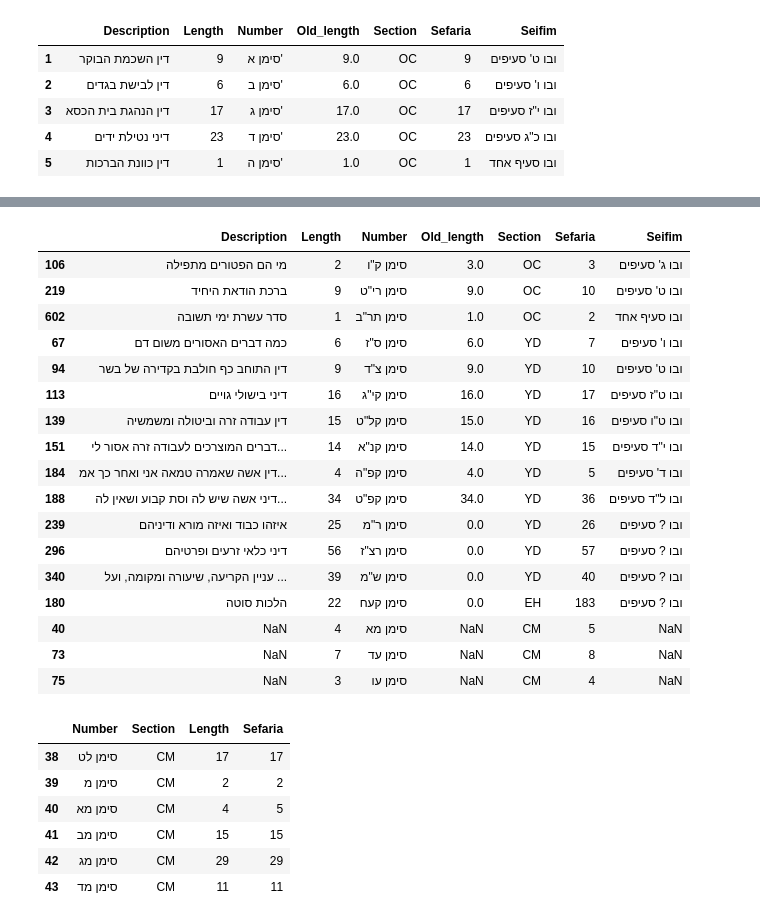
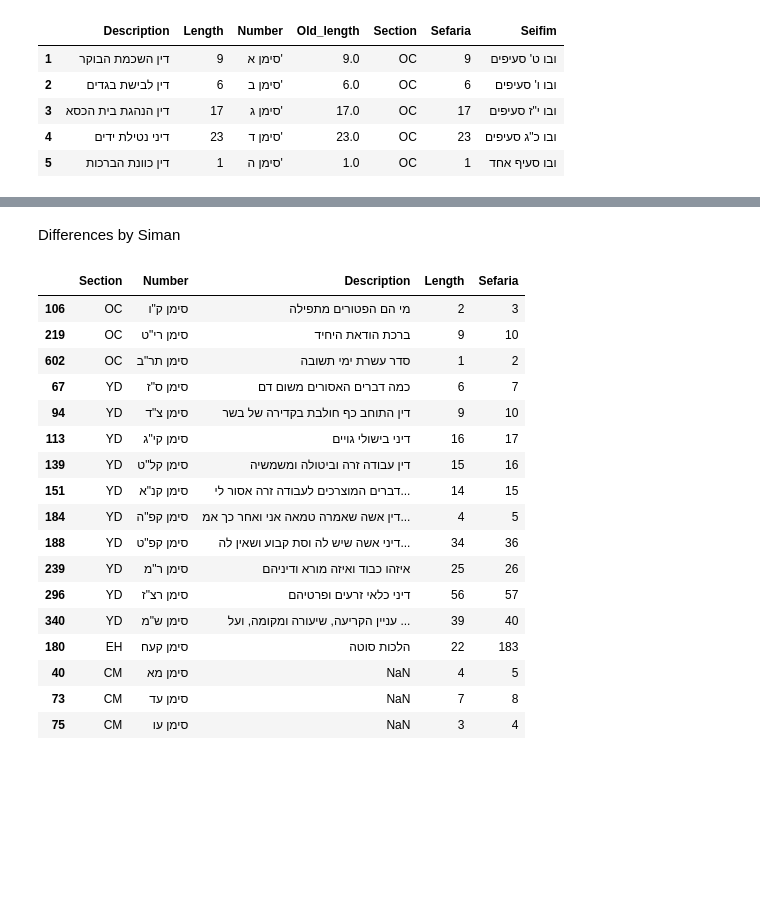
Before and after one commit to lordgrenville/shulchan-aruch-count, a Jupyter notebook: shulchan aruch.ipynb, the cells around one changed output, grey strips where cells are left out. Cells and saved outputs as stored; diff of their text form; code cells hidden in the pictures; blank space fills up the shorter version.

```diff
--- a/shulchan aruch.ipynb
+++ b/shulchan aruch.ipynb
@@ -460,6 +460,8 @@ For EH, we drop Seder HaGet and Seder HaChalitza, since, Sefaria has them at the
 eh_simanim = (list(sefaria_to_count['EH.txt'].values())[:-24] + [101] + list(sefaria_to_count['EH.txt'].values())[-24:-9] \
               + [57] + list(sefaria_to_count['EH.txt'].values())[-9:])
 df_EH['Sefaria'] = eh_simanim
+# %%
+df_EH.loc[180, 'Sefaria'] = 22
 # %%
 df_CM['Sefaria'] = sefaria_to_count['CM.txt'].values()
 # %%
@@ -476,31 +496,24 @@ shulAruch.head()
+# %% [markdown]
+Differences by Siman
 # %%
-shulAruch[shulAruch['Length'] != shulAruch['Sefaria']]
+differences = shulAruch[shulAruch['Length'] != shulAruch['Sefaria']]
+differences[['Section', 'Number','Description', 'Length','Sefaria']]
 # %% [output]
-|  | Description | Length | Number | Old_length | Section | Sefaria | Seifim |
-| 106 | מי הם הפטורים מתפילה | 2 | סימן ק"ו | 3.0 | OC | 3 | ובו ג' סעיפים |
-| 219 | ברכת הודאת היחיד | 9 | סימן רי"ט | 9.0 | OC | 10 | ובו ט' סעיפים |
-| 602 | סדר עשרת ימי תשובה | 1 | סימן תר"ב | 1.0 | OC | 2 | ובו סעיף אחד |
-| 67 | כמה דברים האסורים משום דם | 6 | סימן ס"ז | 6.0 | YD | 7 | ובו ו' סעיפים |
-| 94 | דין התוחב כף חולבת בקדירה של בשר | 9 | סימן צ"ד | 9.0 | YD | 10 | ובו ט' סעיפים |
-| 113 | דיני בישולי גויים | 16 | סימן קי"ג | 16.0 | YD | 17 | ובו ט"ז סעיפים |
-| 139 | דין עבודה זרה וביטולה ומשמשיה | 15 | סימן קל"ט | 15.0 | YD | 16 | ובו ט"ו סעיפים |
-| 151 | דברים המוצרכים לעבודה זרה אסור לי... | 14 | סימן קנ"א | 14.0 | YD | 15 | ובו י"ד סעיפים |
-| 184 | דין אשה שאמרה טמאה אני ואחר כך אמ... | 4 | סימן קפ"ה | 4.0 | YD | 5 | ובו ד' סעיפים |
-| 188 | דיני אשה שיש לה וסת קבוע ושאין לה... | 34 | סימן קפ"ט | 34.0 | YD | 36 | ובו ל"ד סעיפים |
-| 239 | איזהו כבוד ואיזה מורא ודיניהם | 25 | סימן ר"מ | 0.0 | YD | 26 | ובו ? סעיפים |
-| 296 | דיני כלאי זרעים ופרטיהם | 56 | סימן רצ"ז | 0.0 | YD | 57 | ובו ? סעיפים |
-| 340 | עניין הקריעה, שיעורה ומקומה, ועל ... | 39 | סימן ש"מ | 0.0 | YD | 40 | ובו ? סעיפים |
-| 180 | הלכות סוטה | 22 | סימן קעח | 0.0 | EH | 183 | ובו ? סעיפים |
-| 40 | NaN | 4 | סימן מא | NaN | CM | 5 | NaN |
-| 73 | NaN | 7 | סימן עד | NaN | CM | 8 | NaN |
-| 75 | NaN | 3 | סימן עו | NaN | CM | 4 | NaN |
+|  | Section | Number | Description | Length | Sefaria |
+| 106 | OC | סימן ק"ו | מי הם הפטורים מתפילה | 2 | 3 |
+| 219 | OC | סימן רי"ט | ברכת הודאת היחיד | 9 | 10 |
+| 602 | OC | סימן תר"ב | סדר עשרת ימי תשובה | 1 | 2 |
+| 67 | YD | סימן ס"ז | כמה דברים האסורים משום דם | 6 | 7 |
+| 94 | YD | סימן צ"ד | דין התוחב כף חולבת בקדירה של בשר | 9 | 10 |
+| 113 | YD | סימן קי"ג | דיני בישולי גויים | 16 | 17 |
+| 139 | YD | סימן קל"ט | דין עבודה זרה וביטולה ומשמשיה | 15 | 16 |
+| 151 | YD | סימן קנ"א | דברים המוצרכים לעבודה זרה אסור לי... | 14 | 15 |
+| 184 | YD | סימן קפ"ה | דין אשה שאמרה טמאה אני ואחר כך אמ... | 4 | 5 |
+| 188 | YD | סימן קפ"ט | דיני אשה שיש לה וסת קבוע ושאין לה... | 34 | 36 |
+| 239 | YD | סימן ר"מ | איזהו כבוד ואיזה מורא ודיניהם | 25 | 26 |
+| 296 | YD | סימן רצ"ז | דיני כלאי זרעים ופרטיהם | 56 | 57 |
+| 340 | YD | סימן ש"מ | עניין הקריעה, שיעורה ומקומה, ועל ... | 39 | 40 |
+| 180 | EH | סימן קעח | הלכות סוטה | 22 | 183 |
+| 40 | CM | סימן מא | NaN | 4 | 5 |
+| 73 | CM | סימן עד | NaN | 7 | 8 |
+| 75 | CM | סימן עו | NaN | 3 | 4 |
-# %%
-df_CM.loc[38:43]
-# %% [output]
-|  | Number | Section | Length | Sefaria |
-| 38 | סימן לט | CM | 17 | 17 |
-| 39 | סימן מ | CM | 2 | 2 |
-| 40 | סימן מא | CM | 4 | 5 |
-| 41 | סימן מב | CM | 15 | 15 |
-| 42 | סימן מג | CM | 29 | 29 |
-| 43 | סימן מד | CM | 11 | 11 |
```
Also changed, not shown: parts of 3 cells of this notebook, 2 other files.
